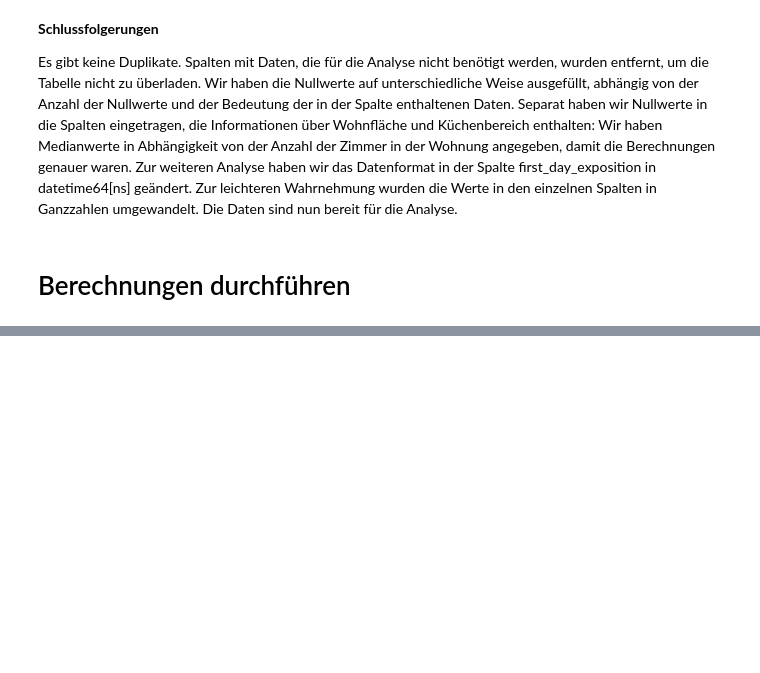
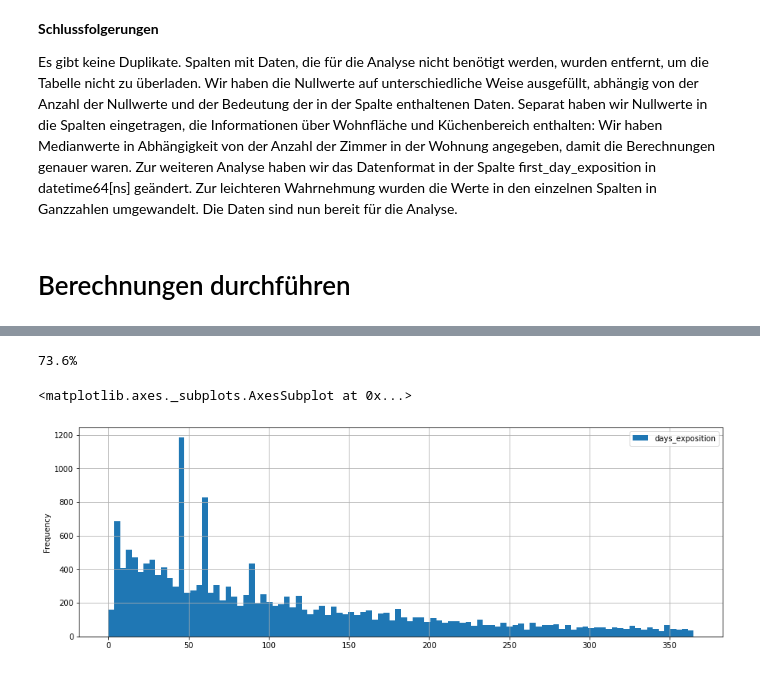
Before and after one commit to Konstantin5054232/ausbildungsprojekte, a Jupyter notebook: 03_wohnungen_verkauf/wohnungen_verkauf.ipynb, the cells around one changed output, grey strips where cells are left out. Cells and saved outputs as stored; diff of their text form; code cells hidden in the pictures; blank space fills up the shorter version.

```diff
--- a/03_wohnungen_verkauf/wohnungen_verkauf.ipynb
+++ b/03_wohnungen_verkauf/wohnungen_verkauf.ipynb
@@ -164,0 +265,8 @@ Es gibt keine Duplikate. Spalten mit Daten, die für die Analyse nicht benötigt
+# %%
+# Wir erstellen ein Diagramm für Wohnungsverkaufszeiten von weniger als einem Jahr und sehen, wie viele Daten das sind.
+print("{:.1%}".format(len(data.query('days_exposition < 365')) / len(data)))
+data.plot(kind='hist', y='days_exposition', range=(0, 365), bins=100, alpha=1, grid=True, legend=True, figsize=(15,5))
+# %% [output]
+73.6%
+<matplotlib.axes._subplots.AxesSubplot at 0x...>
+[figure, added]
```
Also changed, not shown: parts of 28 cells of this notebook.
